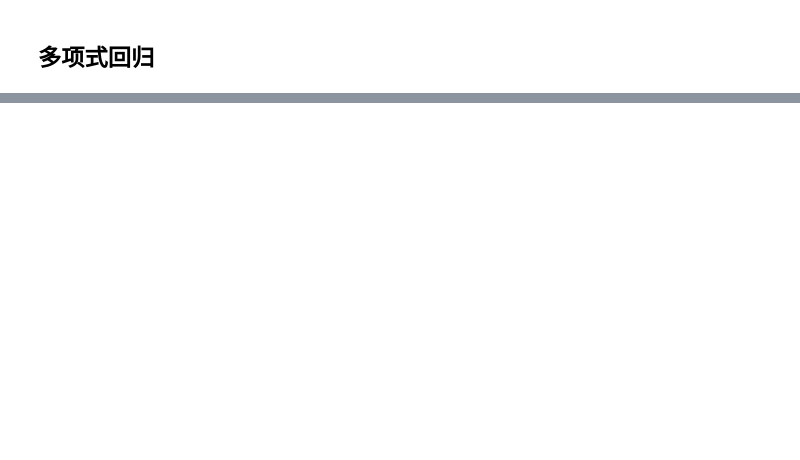
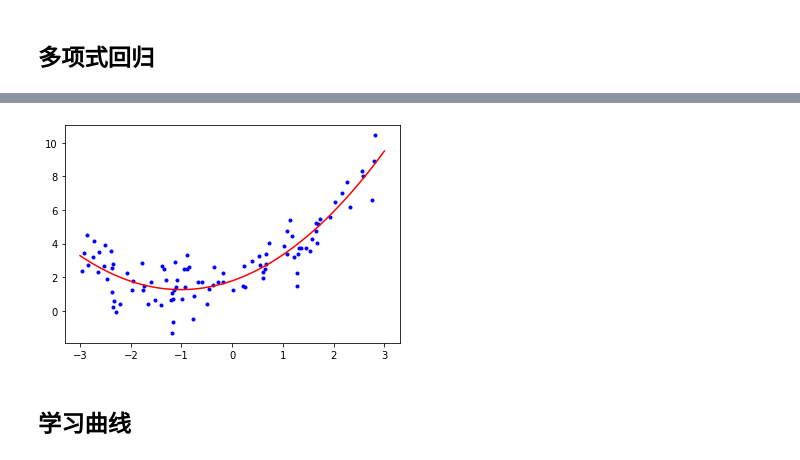
Before and after one commit to Zhuxy/hands-on-ml, a Jupyter notebook: chapter4 - training model.ipynb, the cells around one changed output, grey strips where cells are left out. Drawn from its saved outputs; the diff is of its cells as text; code cells hidden in the pictures; blank space fills up the shorter version.

```diff
--- a/chapter4 - training model.ipynb
+++ b/chapter4 - training model.ipynb
@@ -78,0 +79,12 @@ lin_reg.intercept_, lin_reg.coef_
+# %%
+X_new = np.linspace(-3, 3, 100).reshape(100, 1) # 在-3到3之间生成固定间隔的100个数
+X_new_poly = poly_features.fit_transform(X_new)
+y_pred = lin_reg.predict(X_new_poly)
+
+plt.plot(X, y, 'b.')
+plt.plot(X_new, y_pred, 'r-')
+plt.show()
+# %% [output]
+[figure, added]
+# %% [markdown]
+## 学习曲线
```
Also changed, not shown: parts of 11 cells of this notebook.
